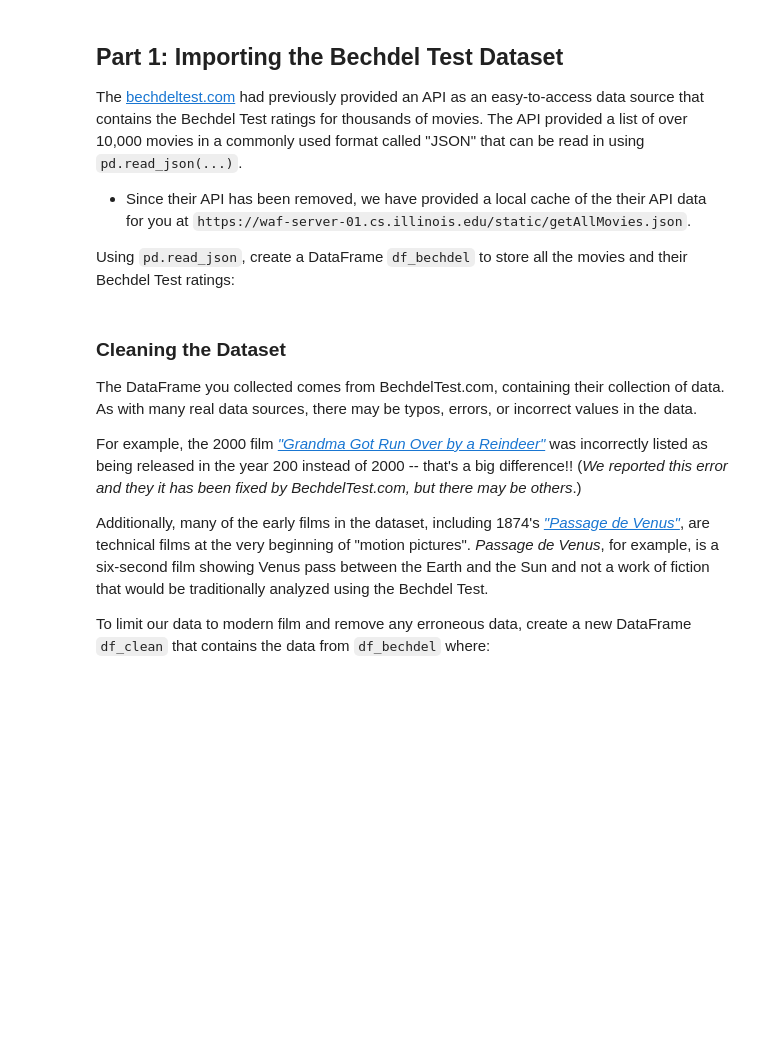
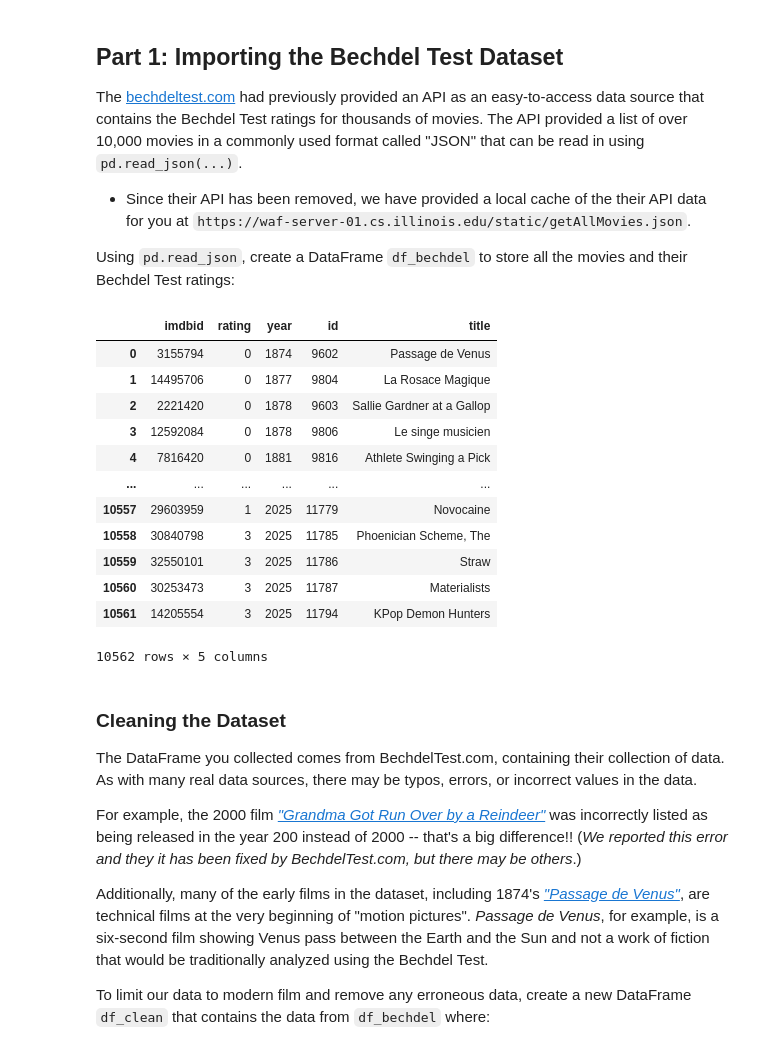
Before and after one commit to economirtrics/microprojects, a Jupyter notebook: microproject-05-bechdel-test/microproject-05-bechdel-test.ipynb, the cells around one changed output. Saved outputs shown, nothing was run; the diff lists cells and outputs as text; code cells hidden in the pictures; blank space fills up the shorter version.

```diff
--- a/microproject-05-bechdel-test/microproject-05-bechdel-test.ipynb
+++ b/microproject-05-bechdel-test/microproject-05-bechdel-test.ipynb
@@ -42,12 +42,28 @@ The [bechdeltest.com](http://bechdeltest.com) had previously provided an API as
 
 Using `pd.read_json`, create a DataFrame `df_bechdel` to store all the movies and their Bechdel Test ratings:
 # %%
+import pandas as pd
+
 # Create a DataFrame of all movies and their Bechdel Test scores by using pd.read_json()
 # to read the API endpoint:
 #    https://waf-server-01.cs.illinois.edu/static/getAllMovies.json
 
-df_bechdel = ...
+df_bechdel = pd.read_json('https://waf-server-01.cs.illinois.edu/static/getAllMovies.json')
 df_bechdel
+# %% [output]
+|  | imdbid | rating | year | id | title |
+| 0 | 3155794 | 0 | 1874 | 9602 | Passage de Venus |
+| 1 | 14495706 | 0 | 1877 | 9804 | La Rosace Magique |
+| 2 | 2221420 | 0 | 1878 | 9603 | Sallie Gardner at a Gallop |
+| 3 | 12592084 | 0 | 1878 | 9806 | Le singe musicien |
+| 4 | 7816420 | 0 | 1881 | 9816 | Athlete Swinging a Pick |
+| ... | ... | ... | ... | ... | ... |
+| 10557 | 29603959 | 1 | 2025 | 11779 | Novocaine |
+| 10558 | 30840798 | 3 | 2025 | 11785 | Phoenician Scheme, The |
+| 10559 | 32550101 | 3 | 2025 | 11786 | Straw |
+| 10560 | 30253473 | 3 | 2025 | 11787 | Materialists |
+| 10561 | 14205554 | 3 | 2025 | 11794 | KPop Demon Hunters |
+10562 rows × 5 columns
 # %% [markdown]
 ### Cleaning the Dataset
 
```
Also changed, not shown: parts of 25 cells of this notebook.
